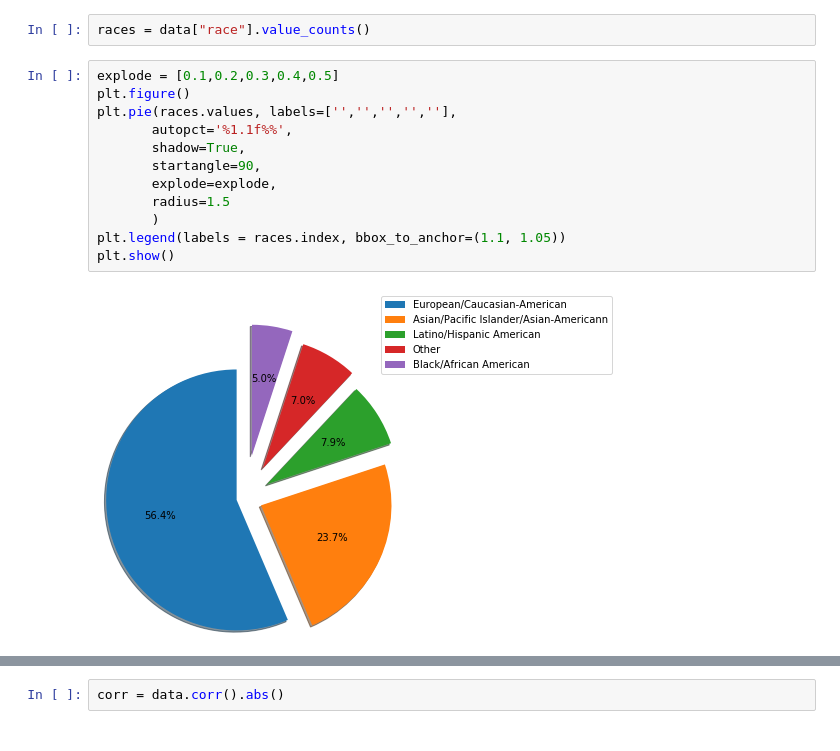
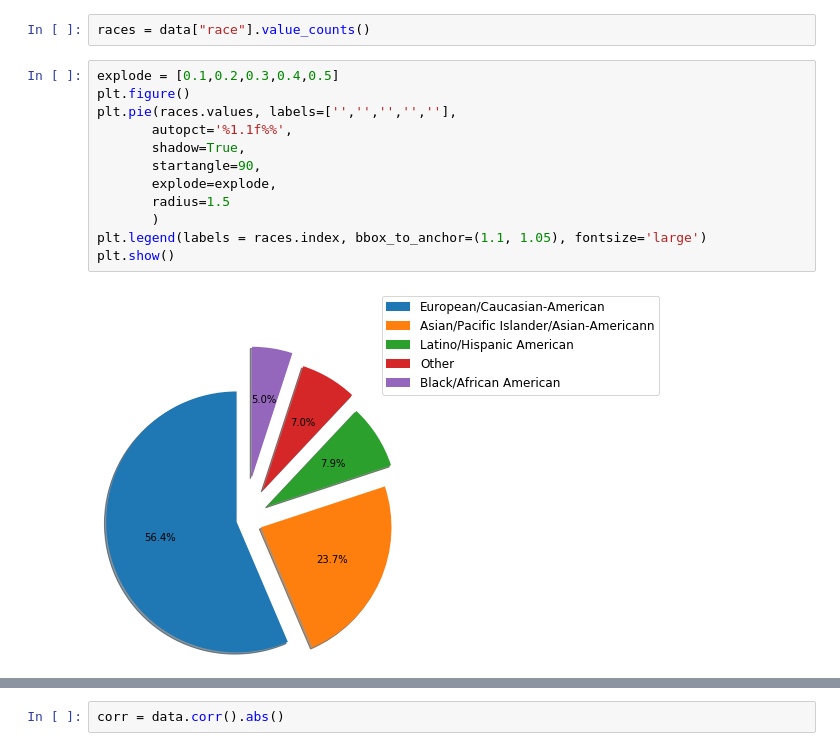
Before and after one commit to cbousquet/Week-2-Speed-dating, a Jupyter notebook: Speed_Dating.ipynb, the cells around one changed output, grey strips where cells are left out. Saved outputs shown, nothing was run; the diff lists cells and outputs as text.

Commit message:
graphiques supplémentaires

```diff
--- a/Speed_Dating.ipynb
+++ b/Speed_Dating.ipynb
@@ -179,14 +173,14 @@ races = data["race"].value_counts()
 # %%
 explode = [0.1,0.2,0.3,0.4,0.5]
 plt.figure()
 plt.pie(races.values, labels=['','','','',''],
        autopct='%1.1f%%',
        shadow=True,
        startangle=90,
        explode=explode,
        radius=1.5
        )
-plt.legend(labels = races.index, bbox_to_anchor=(1.1, 1.05))
+plt.legend(labels = races.index, bbox_to_anchor=(1.1, 1.05), fontsize='large')
 plt.show()
 # %% [output]
-[figure, old version]
+[figure, new version]
```
Also changed, not shown: parts of 17 cells of this notebook.
